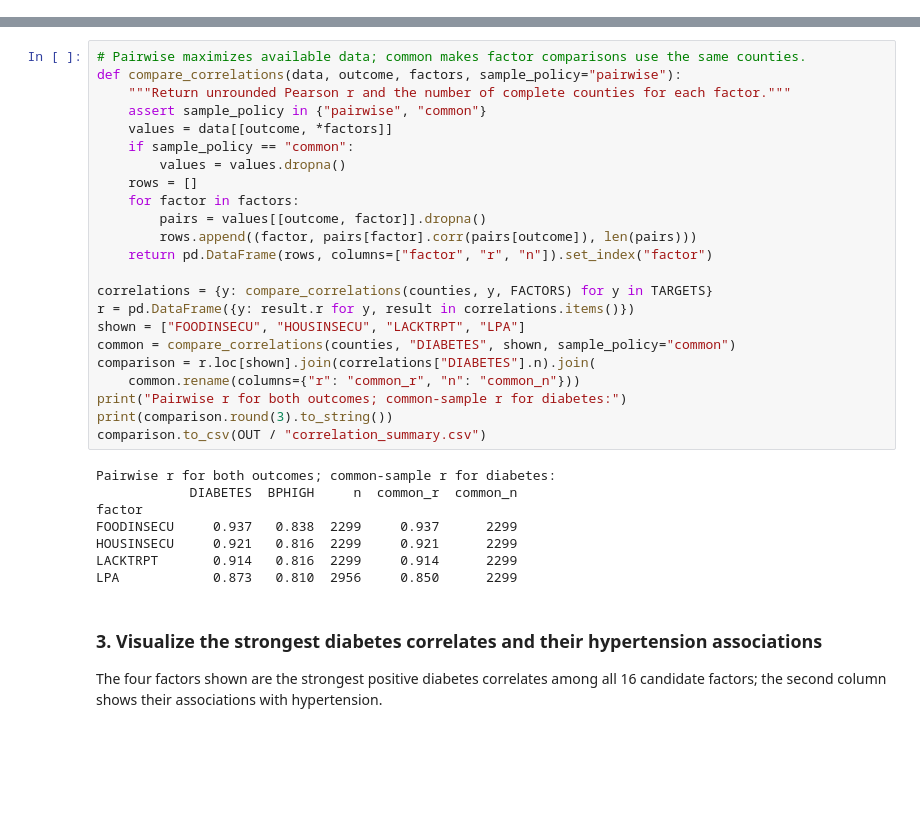
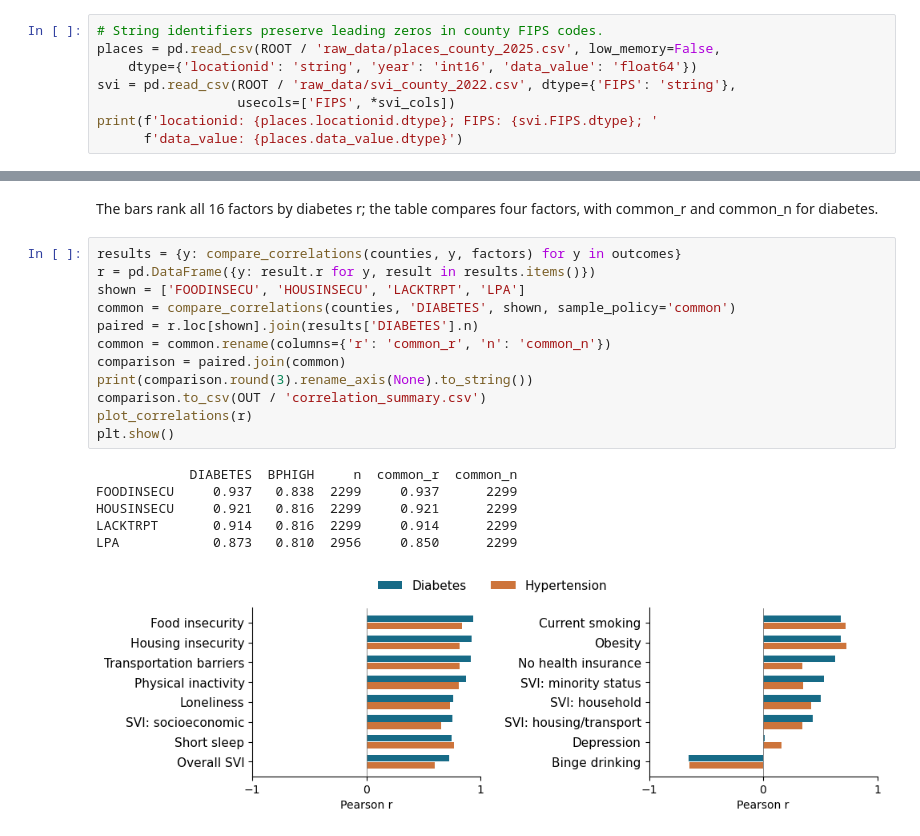
Before and after one commit to Booth-DH/Global_AI_Internship, a Jupyter notebook: code_sample/code_sample.ipynb, the cells around one changed output, grey strips where cells are left out. Cells and saved outputs as stored; diff of their text form; blank space fills up the shorter version.

Commit message:
Revise ADS sample narrative, figures, and readable two-page layout

```diff
--- a/code_sample/code_sample.ipynb
+++ b/code_sample/code_sample.ipynb
@@ -29,0 +88,8 @@ Age adjustment keeps prevalence comparable across county age structures. The one
+# %%
+# String identifiers preserve leading zeros in county FIPS codes.
+places = pd.read_csv(ROOT / 'raw_data/places_county_2025.csv', low_memory=False,
+    dtype={'locationid': 'string', 'year': 'int16', 'data_value': 'float64'})
+svi = pd.read_csv(ROOT / 'raw_data/svi_county_2022.csv', dtype={'FIPS': 'string'},
+                  usecols=['FIPS', *svi_cols])
+print(f'locationid: {places.locationid.dtype}; FIPS: {svi.FIPS.dtype}; '
+      f'data_value: {places.data_value.dtype}')
@@ -57,35 +127,21 @@ Each factor has its own pairwise sample. Reusing the function on a common sample
+# %% [markdown]
+The bars rank all 16 factors by diabetes r; the table compares four factors, with common_r and common_n for diabetes.
 # %%
-# Pairwise maximizes available data; common makes factor comparisons use the same counties.
-def compare_correlations(data, outcome, factors, sample_policy="pairwise"):
-    """Return unrounded Pearson r and the number of complete counties for each factor."""
-    assert sample_policy in {"pairwise", "common"}
-    values = data[[outcome, *factors]]
-    if sample_policy == "common":
-        values = values.dropna()
-    rows = []
-    for factor in factors:
-        pairs = values[[outcome, factor]].dropna()
-        rows.append((factor, pairs[factor].corr(pairs[outcome]), len(pairs)))
-    return pd.DataFrame(rows, columns=["factor", "r", "n"]).set_index("factor")
-
-correlations = {y: compare_correlations(counties, y, FACTORS) for y in TARGETS}
-r = pd.DataFrame({y: result.r for y, result in correlations.items()})
-shown = ["FOODINSECU", "HOUSINSECU", "LACKTRPT", "LPA"]
-common = compare_correlations(counties, "DIABETES", shown, sample_policy="common")
-comparison = r.loc[shown].join(correlations["DIABETES"].n).join(
-    common.rename(columns={"r": "common_r", "n": "common_n"}))
-print("Pairwise r for both outcomes; common-sample r for diabetes:")
-print(comparison.round(3).to_string())
-comparison.to_csv(OUT / "correlation_summary.csv")
+results = {y: compare_correlations(counties, y, factors) for y in outcomes}
+r = pd.DataFrame({y: result.r for y, result in results.items()})
+shown = ['FOODINSECU', 'HOUSINSECU', 'LACKTRPT', 'LPA']
+common = compare_correlations(counties, 'DIABETES', shown, sample_policy='common')
+paired = r.loc[shown].join(results['DIABETES'].n)
+common = common.rename(columns={'r': 'common_r', 'n': 'common_n'})
+comparison = paired.join(common)
+print(comparison.round(3).rename_axis(None).to_string())
+comparison.to_csv(OUT / 'correlation_summary.csv')
+plot_correlations(r)
+plt.show()
 # %% [output]
-Pairwise r for both outcomes; common-sample r for diabetes:
             DIABETES  BPHIGH     n  common_r  common_n
-factor
 FOODINSECU     0.937   0.838  2299     0.937      2299
 HOUSINSECU     0.921   0.816  2299     0.921      2299
 LACKTRPT       0.914   0.816  2299     0.914      2299
 LPA            0.873   0.810  2956     0.850      2299
+[figure, added]
-# %% [markdown]
-### 3. Visualize the strongest diabetes correlates and their hypertension associations
-
-The four factors shown are the strongest positive diabetes correlates among all 16 candidate factors; the second column shows their associations with hypertension.
```
Also changed, not shown: parts of 21 cells of this notebook, 21 other files.
